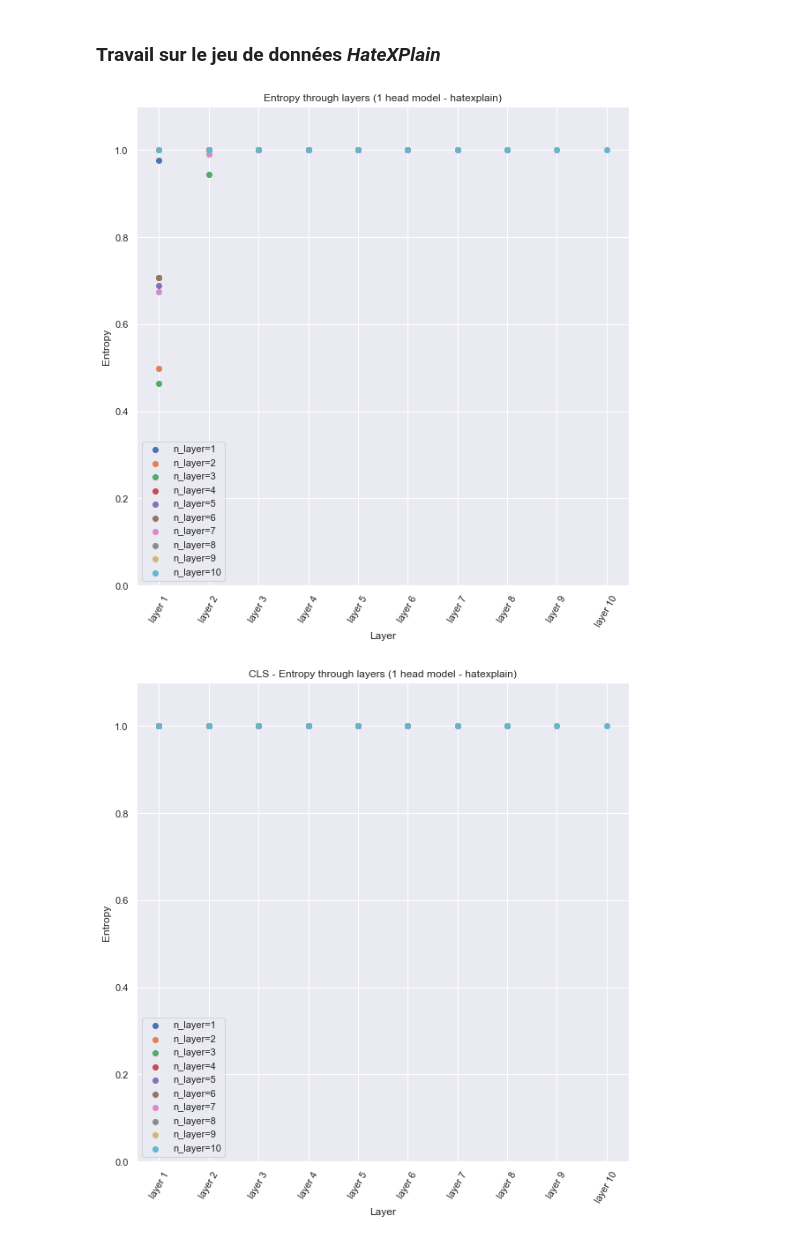
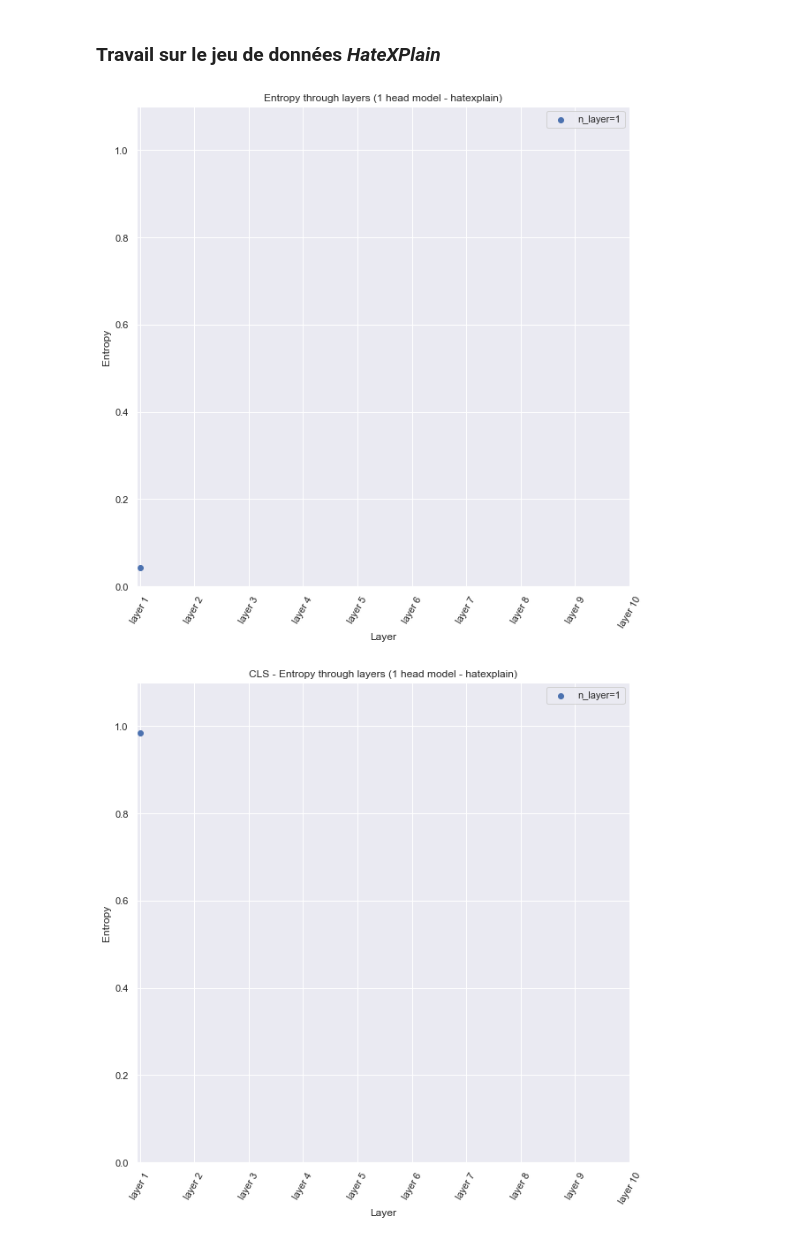
Before and after one commit to Kihansi95/ExplanationPairSentencesTasks, a Jupyter notebook: notebooks/attention_based/PIR - 5A - ENTROPY STUDY.ipynb, the cells around one changed output. Cells and saved outputs as stored; diff of their text form; code cells hidden in the pictures.

```diff
--- a/notebooks/attention_based/PIR - 5A - ENTROPY STUDY.ipynb
+++ b/notebooks/attention_based/PIR - 5A - ENTROPY STUDY.ipynb
@@ -98,7 +98,7 @@ entropy_dict = {
 }
 # %%
 %%capture
-for l in range(10) :
+for l in range(1) :
     # for each iteration update the model args
     model_args["num_layers"] = l+1
     ckp, hparams = gen_ckp(name="PurAttention",num_layers=l+1, num_heads=1, log_path=log_path, dataset="hatexplain")
@@ -144,19 +144,19 @@ for k in entropy_dict:
 # %%
 fig = plt.figure(figsize=(10,10))
 txt = plt.title("Entropy through layers (1 head model - hatexplain)")
-for i in range(10):
+for i in range(1):
     plt.scatter(list(range(i+1)) ,entropy_dict[f"n_layer={i+1}"], label=f"n_layer={i+1}")
 plt.ylim((0, 1.1))
 
 plt.ylabel("Entropy")
 plt.xlabel("Layer")
 
 x = list(range(0, 10))
 plt.xticks(x, [f"layer {l+1}" for l in x], rotation=60)
 
 txt = plt.legend()
 plt.savefig(os.path.join(os.getcwd(),".cache","fig","hatexplain_h=1_l=[1,10]", "scatter_entropy.png"))
 # %% [output]
-[figure, old version]
+[figure, new version]
 # %%
 %%capture
@@ -201,7 +200,7 @@ for k in entropy_dict:
 # %%
 fig = plt.figure(figsize=(10,10))
 txt = plt.title("CLS - Entropy through layers (1 head model - hatexplain)")
-for i in range(10):
+for i in range(1):
     plt.scatter(list(range(i+1)) ,entropy_dict[f"n_layer={i+1}"], label=f"n_layer={i+1}")
 plt.ylim((0, 1.1))
 
@@ -214,4 +213,4 @@ plt.xticks(x, [f"layer {l+1}" for l in x], rotation=60)
 txt = plt.legend()
 plt.savefig(os.path.join(os.getcwd(),".cache","fig","hatexplain_h=1_l=[1,10]", "cls_scatter_entropy.png"))
 # %% [output]
-[figure, old version]
+[figure, new version]
```
Also changed, not shown: parts of 1 cell of this notebook, 3 other files.
